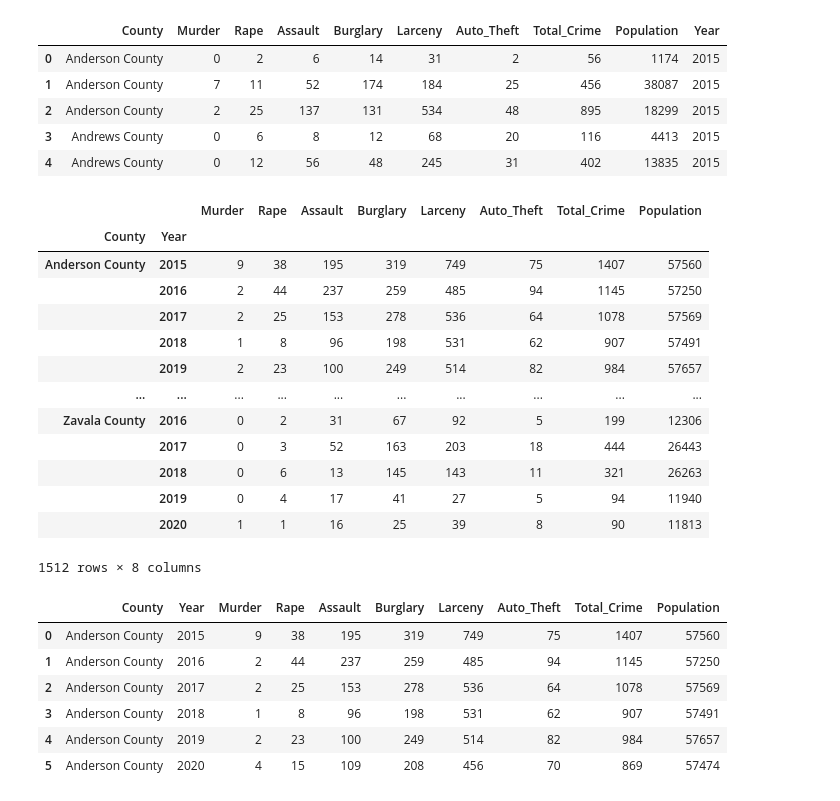
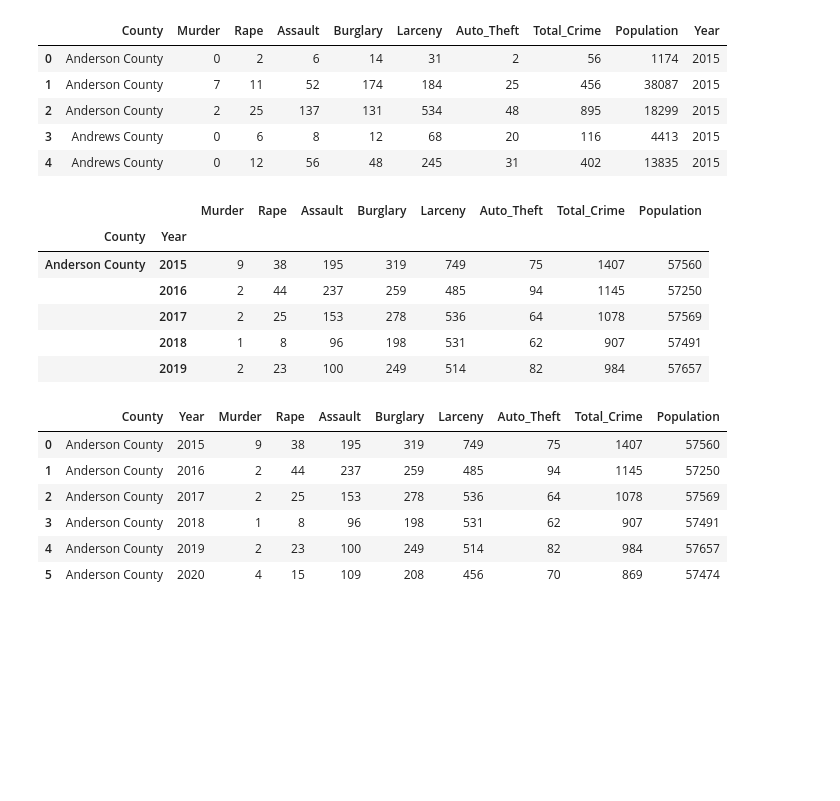
Before and after one commit to MiguelB512/Harris_Crime_Trends, a Jupyter notebook: Crime_Data_Analysis.ipynb, the cells around one changed output. Cells and saved outputs as stored; diff of their text form; code cells hidden in the pictures; blank space fills up the shorter version.

```diff
--- a/Crime_Data_Analysis.ipynb
+++ b/Crime_Data_Analysis.ipynb
@@ -181,22 +181,15 @@ counties_df.head()
 | 4 | Andrews County | 0 | 12 | 56 | 48 | 245 | 31 | 402 | 13835 | 2015 |
 # %%
 county_summary = counties_df.groupby(["County", "Year"]).sum()
-county_summary
+county_summary.head(5)
 # %% [output]
 |  |  | Murder | Rape | Assault | Burglary | Larceny | Auto_Theft | Total_Crime | Population |
 | County | Year |  |  |  |  |  |  |  |  |
 | Anderson County | 2015 | 9 | 38 | 195 | 319 | 749 | 75 | 1407 | 57560 |
 |  | 2016 | 2 | 44 | 237 | 259 | 485 | 94 | 1145 | 57250 |
 |  | 2017 | 2 | 25 | 153 | 278 | 536 | 64 | 1078 | 57569 |
 |  | 2018 | 1 | 8 | 96 | 198 | 531 | 62 | 907 | 57491 |
 |  | 2019 | 2 | 23 | 100 | 249 | 514 | 82 | 984 | 57657 |
-| ... | ... | ... | ... | ... | ... | ... | ... | ... | ... |
-| Zavala County | 2016 | 0 | 2 | 31 | 67 | 92 | 5 | 199 | 12306 |
-|  | 2017 | 0 | 3 | 52 | 163 | 203 | 18 | 444 | 26443 |
-|  | 2018 | 0 | 6 | 13 | 145 | 143 | 11 | 321 | 26263 |
-|  | 2019 | 0 | 4 | 17 | 41 | 27 | 5 | 94 | 11940 |
-|  | 2020 | 1 | 1 | 16 | 25 | 39 | 8 | 90 | 11813 |
-1512 rows × 8 columns
 # %%
 county_summary_df = pd.DataFrame(county_summary).reset_index()
 county_summary_df.head(6)
```
Also changed, not shown: parts of 3 cells of this notebook.
